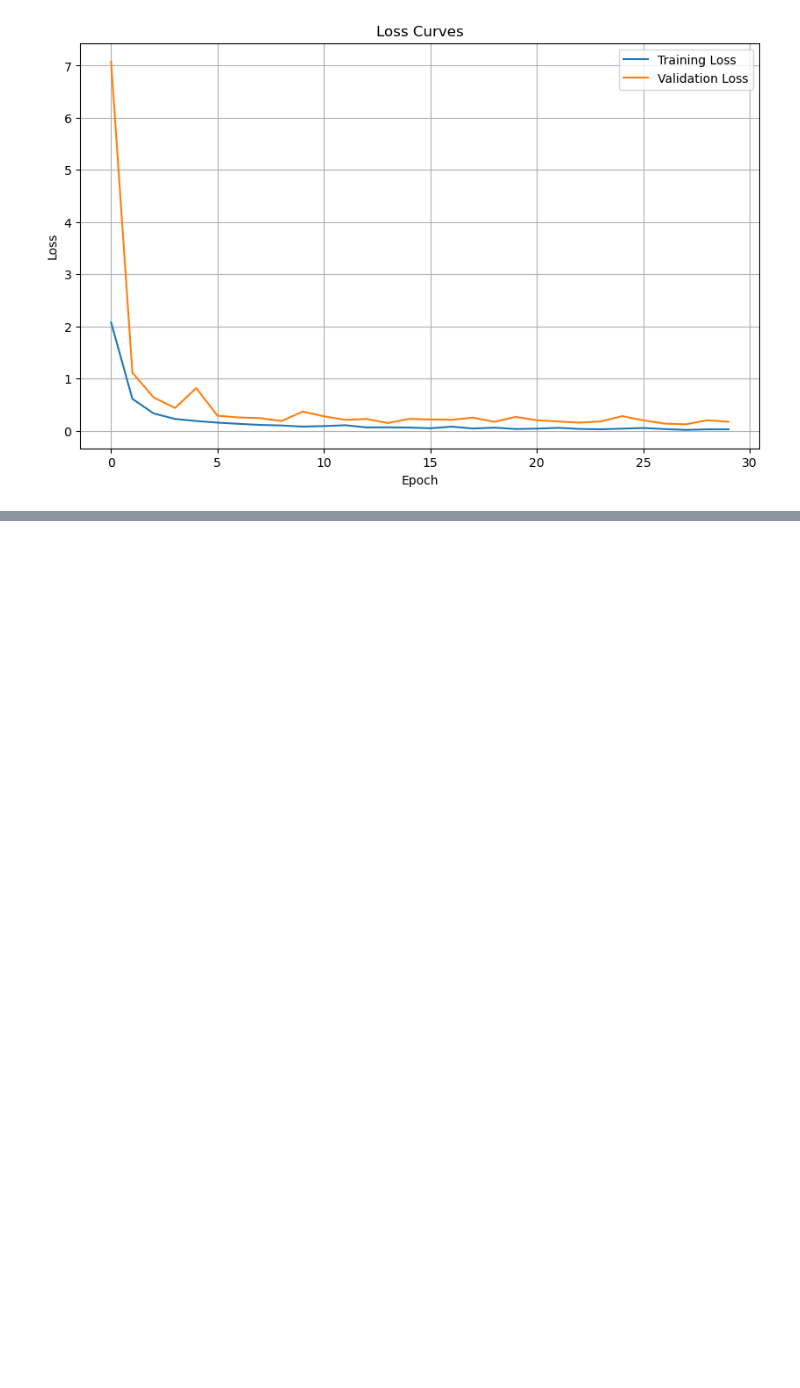
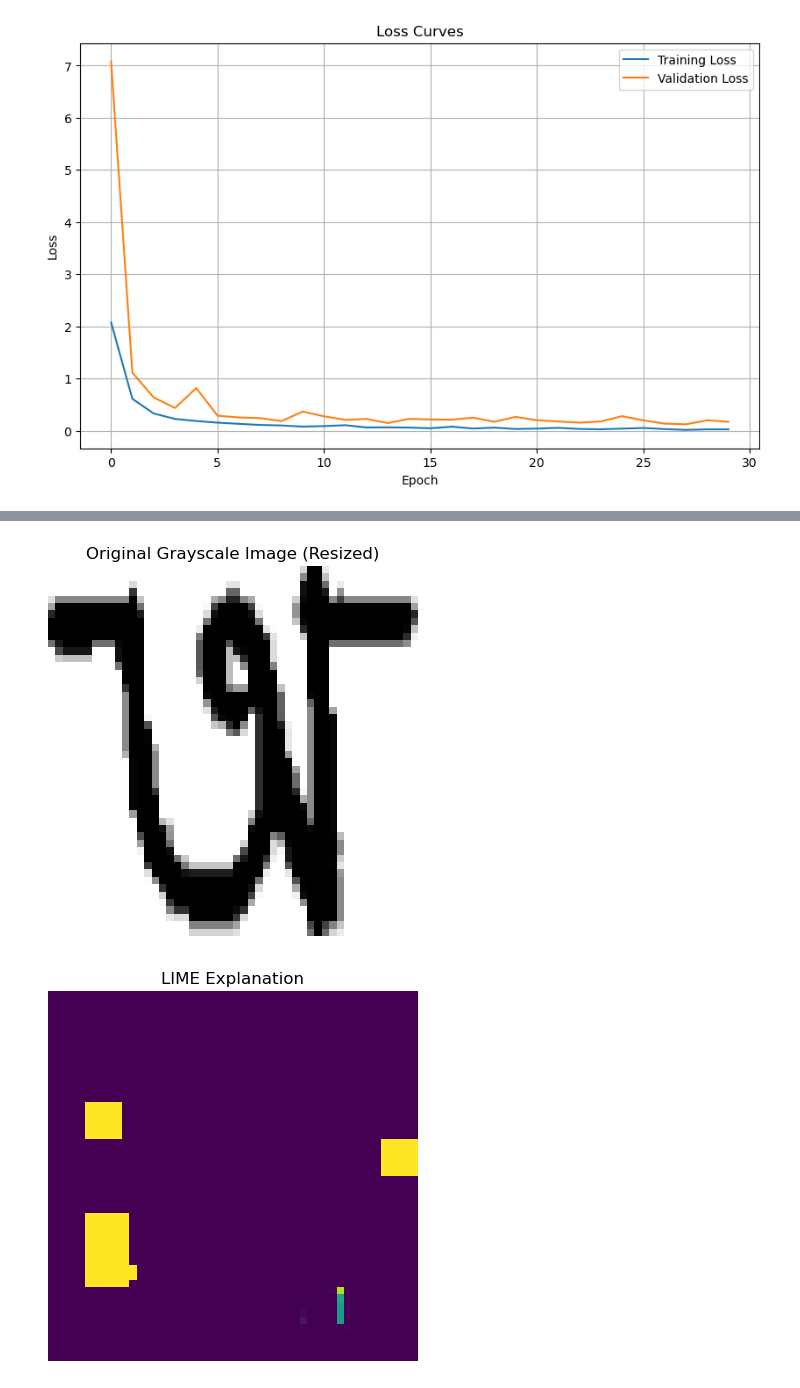
Before and after one commit to FahimHabib20/Bangla-Handwritten-Character-Recognition-BHCR-using-Deep-Learning-Models, a Jupyter notebook: ResNet_version/ResNet152V2.ipynb, the cells around one changed output, grey strips where cells are left out. Saved outputs shown, nothing was run; the diff lists cells and outputs as text; code cells hidden in the pictures; blank space fills up the shorter version.

```diff
--- a/ResNet_version/ResNet152V2.ipynb
+++ b/ResNet_version/ResNet152V2.ipynb
@@ -1032,0 +1232,43 @@ Test accuracy: 0.9580000042915344
+# %%
+from skimage import io, transform, segmentation, color
+import matplotlib.pyplot as plt
+import numpy as np
+import lime
+from lime import lime_image
+
+# Load the sample image
+sample_image_path = r'D:\\thesis\\code\\bangla_Handwritten_data\\Test\\172\\bcc000014.bmp'
+sample_image = io.imread(sample_image_path)
+
+# Convert the input image to grayscale
+sample_image_gray = color.rgb2gray(sample_image)
+
+# Resize the input image to (50, 50)
+sample_image_resized = transform.resize(sample_image_gray, (50, 50))
+
+# Expand dimensions to make it compatible with model input
+sample_image_resized = np.expand_dims(sample_image_resized, axis=-1)
+
+# Define the segmentation function using the SLIC algorithm
+def slic_segmentation(image):
+    return segmentation.slic(image, n_segments=100, compactness=1, sigma=1)
+
+# Initialize the LIME explainer with the SLIC segmentation function
+explainer = lime_image.LimeImageExplainer()
+
+# Explain the prediction for the sample image
+explanation = explainer.explain_instance(sample_image_resized, model.predict, top_labels=5, hide_color=0, num_samples=1000, segmentation_fn=slic_segmentation)
+
+# Display the original image
+plt.imshow(sample_image_resized.squeeze(), cmap='gray')
+plt.title('Original Grayscale Image (Resized)')
+plt.axis('off')
+plt.show()
+
+# Display the LIME explanation
+temp, mask = explanation.get_image_and_mask(explanation.top_labels[0], positive_only=True, num_features=5, hide_rest=True)
+plt.imshow(temp)
+plt.title('LIME Explanation')
+plt.axis('off')
+plt.show()
+# %% [output]
@@ -1032,0 +1292,2 @@ Test accuracy: 0.9580000042915344
+[figure, added]
+[figure, added]
```
Also changed, not shown: parts of 3 cells of this notebook.
